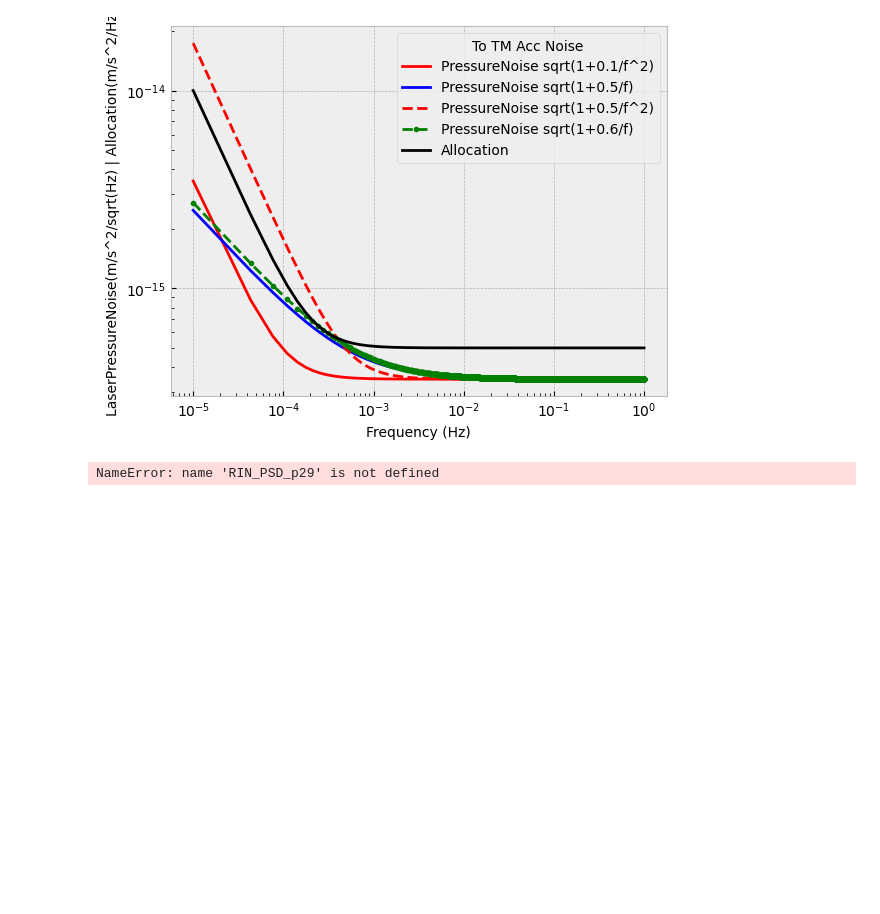
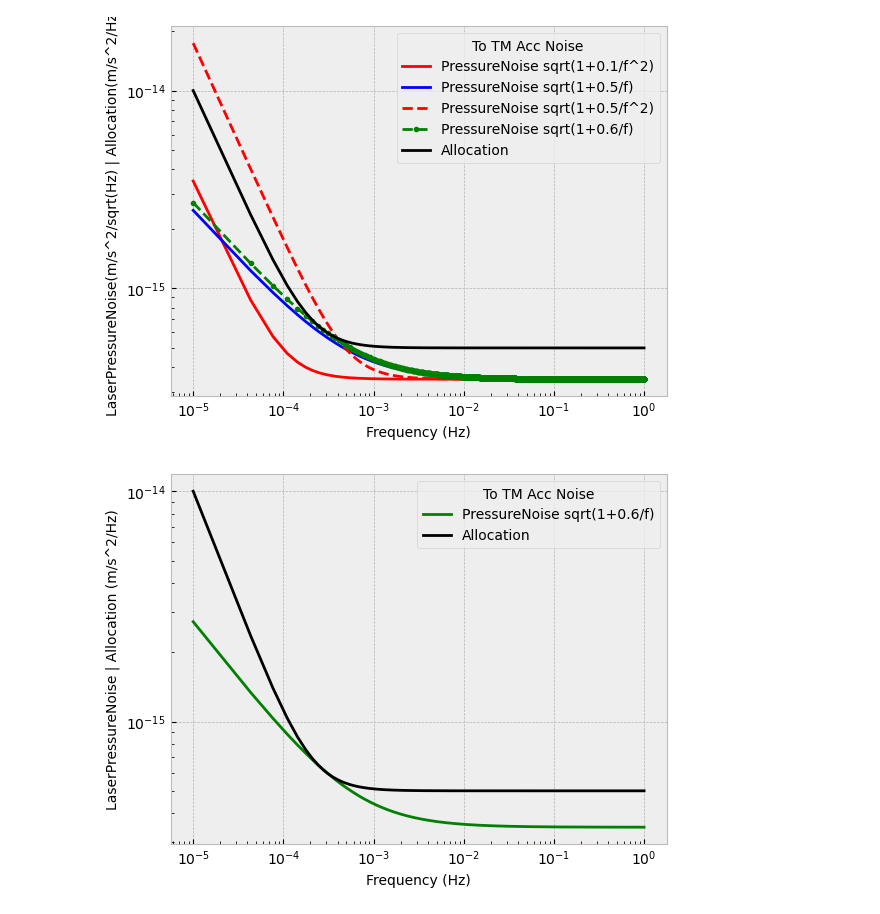
Before and after one commit to raidurgesh/LaserPressureNoise, a Jupyter notebook: LaserPressureNoiseNew_ver1.fun.ipynb, the cells around one changed output. Cells and saved outputs as stored; diff of their text form; code cells hidden in the pictures; blank space fills up the shorter version.

```diff
--- a/LaserPressureNoiseNew_ver1.fun.ipynb
+++ b/LaserPressureNoiseNew_ver1.fun.ipynb
@@ -109,38 +109,38 @@ import numpy as np
 import matplotlib.pyplot as plt
 freq = np.linspace(0.00001, 1, 30000)
 #units of kg
 Mass=1.92
 #speed of light in m/s
 C=299792458.0
 #Incident circularly polarized beam power in Watts
 Power=0.001
 RIN_PSD_n=(1e-4)**2*(1+(0.5e-3/freq))
 RIN_PSD_6=(1e-4)**2*(1+(0.6e-3/freq))
 RIN_PSD_n2=(1e-4)**2*(1+(0.5e-3/freq)**2)
-LaserPressureNoise_p29=(1/Mass**2*RIN_PSD_p29*4.*Power**2/C**2)**0.5
-LaserPressureNoise_p2=(1/Mass**2*RIN_PSD_p2*4.*Power**2/C**2)**0.5
+#LaserPressureNoise_p29=(1/Mass**2*RIN_PSD_p29*4.*Power**2/C**2)**0.5
+#LaserPressureNoise_p2=(1/Mass**2*RIN_PSD_p2*4.*Power**2/C**2)**0.5
 LaserPressureNoise_n=(1/Mass**2*RIN_PSD_n*4.*Power**2/C**2)**0.5
 LaserPressureNoise_n2=(1/Mass**2*RIN_PSD_n2*4.*Power**2/C**2)**0.5
 LaserPressureNoise_6=(1/Mass**2*RIN_PSD_6*4.*Power**2/C**2)**0.5
 Allocation=((1e-15)**2*(1e-4/freq)**2 + (0.5e-15)**2)**0.5
 plt.style.use('bmh')
 # plot lines
-plt.plot(freq, LaserPressureNoise_p2,'b-', label = "PressureNoise sqrt(1+0.2/f^2)")
+#plt.plot(freq, LaserPressureNoise_p2,'b-', label = "PressureNoise sqrt(1+0.2/f^2)")
 #plt.plot(freq, LaserPressureNoise_n,'b-', label = "PressureNoise sqrt(1+0.5/f)")
 #plt.plot(freq, LaserPressureNoise_n2,'r--', label = "PressureNoise sqrt(1+0.5/f^2)")
 plt.plot(freq, LaserPressureNoise_6,'g-', label = "PressureNoise sqrt(1+0.6/f)")
 plt.plot(freq, Allocation,'k-', label = "Allocation")
 plt.yscale("log")
 plt.xscale("log")
 #plt.title("LaserPressureNoise")
 plt.xlabel("Frequency (Hz)")
-plt.ylabel("LaserPressureNoise(m/s^2/sqrt(Hz) | Allocation(m/s^2/Hz)")
+plt.ylabel("LaserPressureNoise | Allocation (m/s^2/Hz)")
 #plt.ylabel("LaserPressureNoise(m/s^2/sqrt(Hz)")
 # Add a title to a legend
 plt.legend(title = "To TM Acc Noise")
 plt.show()
 # %% [output]
-NameError: name 'RIN_PSD_p29' is not defined
+[figure, added]
 # %%
 import numpy as np
 import matplotlib.pyplot as plt
```
Also changed, not shown: parts of 2 cells of this notebook.
